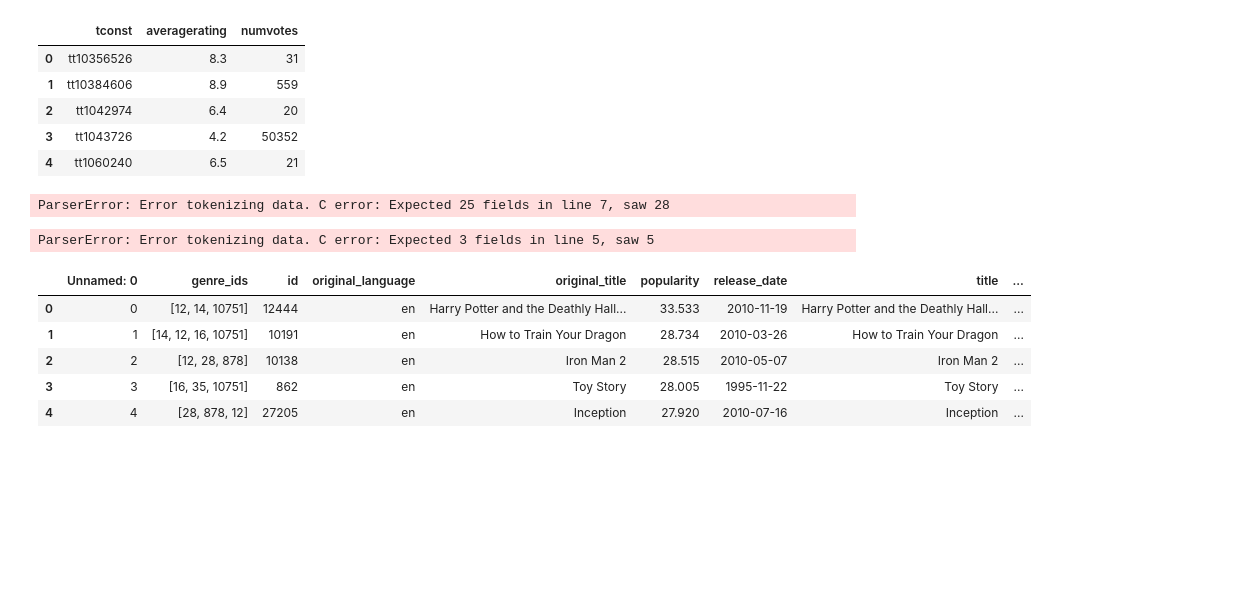
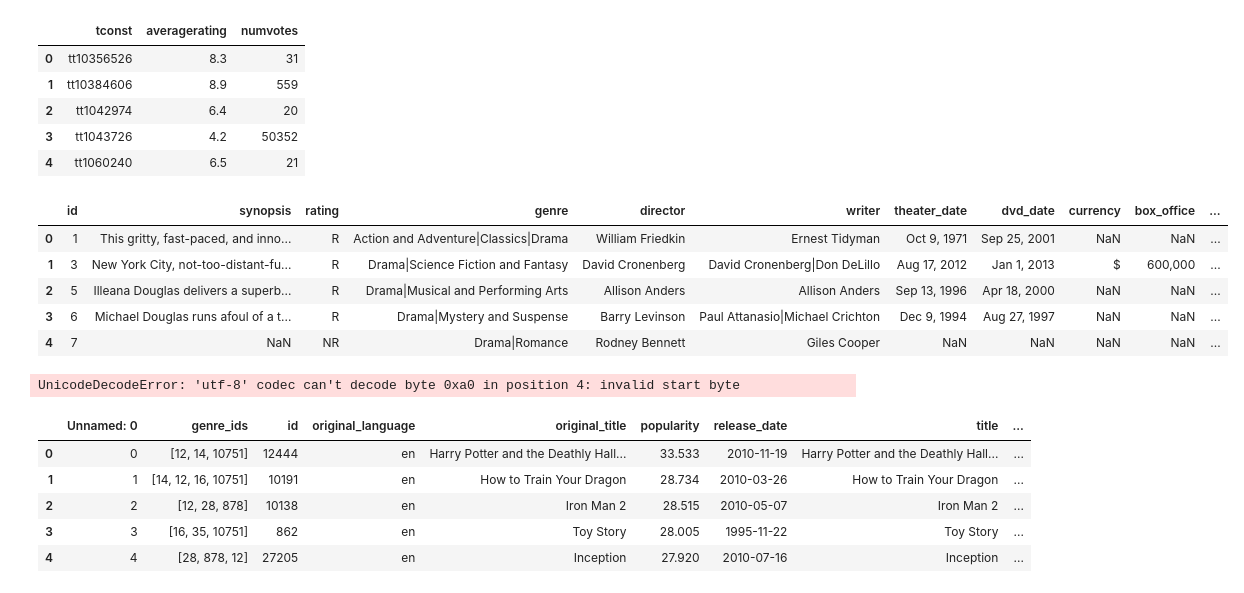
Before and after one commit to khayes847/mod-1-project, a Jupyter notebook: Project.ipynb, the cells around one changed output. Saved outputs shown, nothing was run; the diff lists cells and outputs as text; code cells hidden in the pictures; blank space fills up the shorter version.

```diff
--- a/Project.ipynb
+++ b/Project.ipynb
@@ -73,15 +68,20 @@ imbd_ratings.head()
 | 3 | tt1043726 | 4.2 | 50352 |
 | 4 | tt1060240 | 6.5 | 21 |
 # %%
-rt_info = pd.read_csv('Data/rt.movie_info.tsv.gz', compression = 'gzip')
+rt_info = pd.read_csv('Data/rt.movie_info.tsv.gz', delimiter='\t', compression = 'gzip')
 rt_info.head()
 # %% [output]
-ParserError: Error tokenizing data. C error: Expected 25 fields in line 7, saw 28
+|  | id | synopsis | rating | genre | director | writer | theater_date | dvd_date | currency | box_office | ... |
+| 0 | 1 | This gritty, fast-paced, and inno... | R | Action and Adventure|Classics|Drama | William Friedkin | Ernest Tidyman | Oct 9, 1971 | Sep 25, 2001 | NaN | NaN | ... |
+| 1 | 3 | New York City, not-too-distant-fu... | R | Drama|Science Fiction and Fantasy | David Cronenberg | David Cronenberg|Don DeLillo | Aug 17, 2012 | Jan 1, 2013 | $ | 600,000 | ... |
+| 2 | 5 | Illeana Douglas delivers a superb... | R | Drama|Musical and Performing Arts | Allison Anders | Allison Anders | Sep 13, 1996 | Apr 18, 2000 | NaN | NaN | ... |
+| 3 | 6 | Michael Douglas runs afoul of a t... | R | Drama|Mystery and Suspense | Barry Levinson | Paul Attanasio|Michael Crichton | Dec 9, 1994 | Aug 27, 1997 | NaN | NaN | ... |
+| 4 | 7 | NaN | NR | Drama|Romance | Rodney Bennett | Giles Cooper | NaN | NaN | NaN | NaN | ... |
 # %%
-rt_reviews = pd.read_csv('Data/rt.reviews.tsv.gz', compression = 'gzip')
+rt_reviews = pd.read_csv('Data/rt.reviews.tsv.gz', delimiter='\t', compression = 'gzip')
 rt_reviews.head()
 # %% [output]
-ParserError: Error tokenizing data. C error: Expected 3 fields in line 5, saw 5
+UnicodeDecodeError: 'utf-8' codec can't decode byte 0xa0 in position 4: invalid start byte
 # %%
 tmbd = pd.read_csv('Data/tmdb.movies.csv.gz', compression = 'gzip')
 tmbd.head()
```
Also changed, not shown: parts of 1 cell of this notebook.
